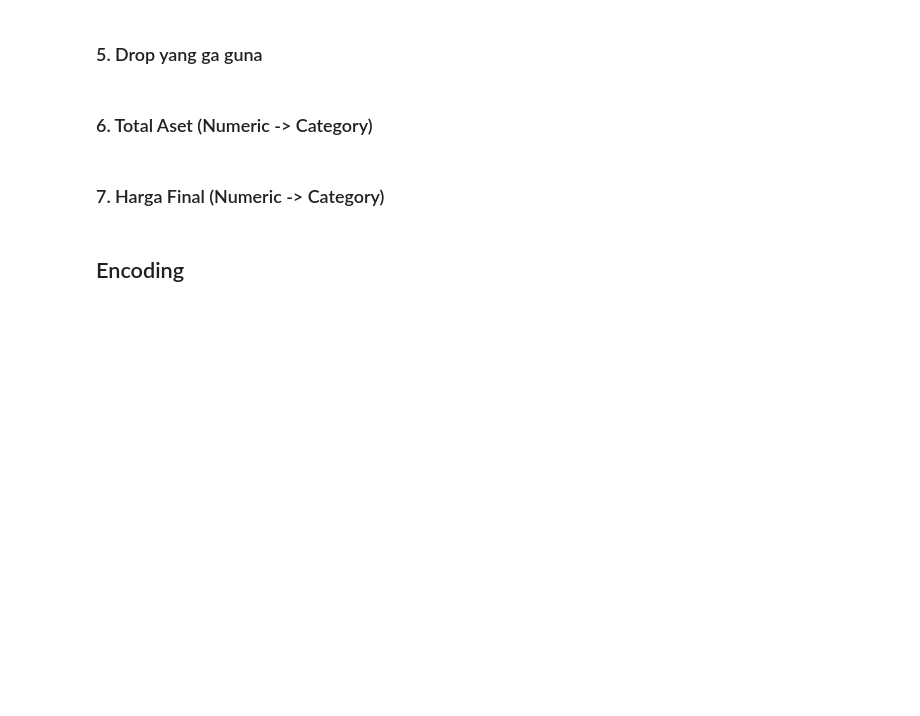
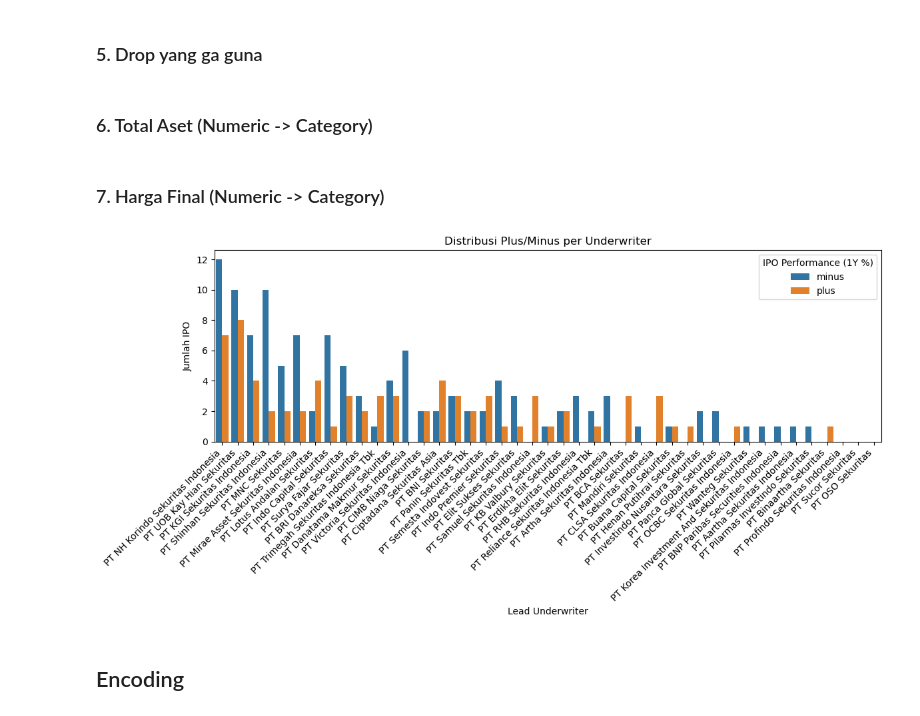
Before and after one commit to williamtheodoruswijaya/Datathon-UI-2025, a Jupyter notebook: notebook/William/William_Notebook.ipynb, the cells around one changed output. Drawn from its saved outputs; the diff is of its cells as text; code cells hidden in the pictures; blank space fills up the shorter version.

```diff
--- a/notebook/William/William_Notebook.ipynb
+++ b/notebook/William/William_Notebook.ipynb
@@ -614,3 +614,34 @@ df['price_category'] = pd.qcut(
 )
 # %%
 df['price_category'] = df['price_category'].astype('object')
+# %%
+df['1Y Label'] = df['1Y %'].map({'plus': 1, 'minus': 0})
+
+success_ratio = (
+    df.groupby('lead_underwriter')['1Y Label']
+    .agg(['sum', 'count'])
+    .assign(success_rate=lambda x: x['sum'] / x['count'])
+)
+
+success_ratio['kualitas'] = success_ratio['success_rate'].apply(
+    lambda x: 'Bagus' if x > 0.5 else 'Jelek'
+)
+
+df['underwriter_kualitas'] = df['lead_underwriter'].map(success_ratio['kualitas'])
+# %%
+plt.figure(figsize=(12, 6))
+sns.countplot(
+    data=df,
+    x='lead_underwriter',
+    hue='1Y %',
+    order=df['lead_underwriter'].value_counts().index
+)
+plt.xticks(rotation=45, ha='right')
+plt.title('Distribusi Plus/Minus per Underwriter')
+plt.xlabel('Lead Underwriter')
+plt.ylabel('Jumlah IPO')
+plt.legend(title='IPO Performance (1Y %)')
+plt.tight_layout()
+plt.show()
+# %% [output]
+[figure, added]
```
Also changed, not shown: parts of 22 cells of this notebook, 5 other files.
